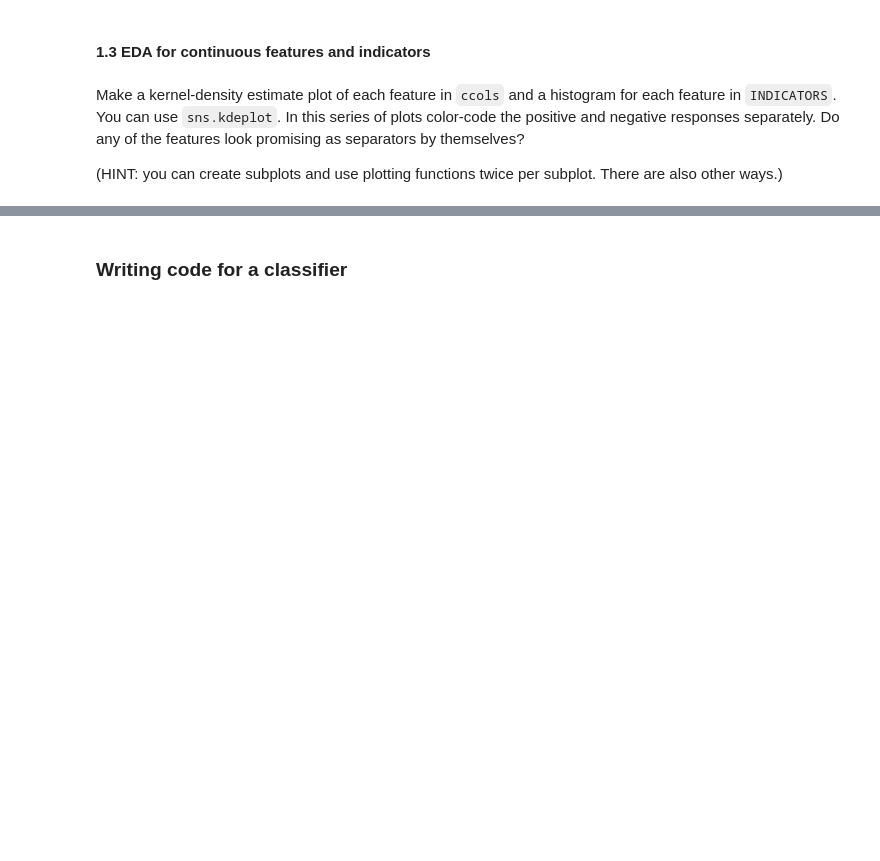
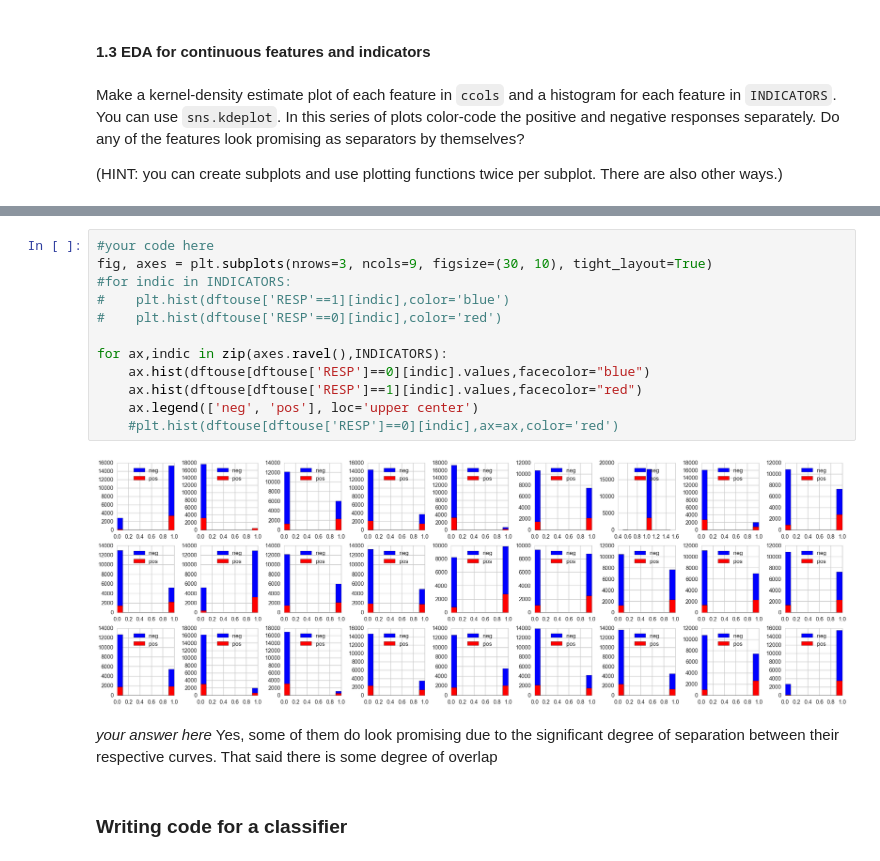
Before and after one commit to ciyer64/cs109-hw, a Jupyter notebook: hw3.ipynb, the cells around one changed output, grey strips where cells are left out. Cells and saved outputs as stored; diff of their text form; blank space fills up the shorter version.

```diff
--- a/hw3.ipynb
+++ b/hw3.ipynb
@@ -363,3 +365,20 @@ fig, axes = plt.subplot()
+# %%
+#your code here
+fig, axes = plt.subplots(nrows=3, ncols=9, figsize=(30, 10), tight_layout=True)
+#for indic in INDICATORS:
+#    plt.hist(dftouse['RESP'==1][indic],color='blue')
+#    plt.hist(dftouse['RESP'==0][indic],color='red')
+
+for ax,indic in zip(axes.ravel(),INDICATORS):
+    ax.hist(dftouse[dftouse['RESP']==0][indic].values,facecolor="blue")
+    ax.hist(dftouse[dftouse['RESP']==1][indic].values,facecolor="red")
+    ax.legend(['neg', 'pos'], loc='upper center')
+    #plt.hist(dftouse[dftouse['RESP']==0][indic],ax=ax,color='red')
+# %% [output]
+[figure, added]
+# %% [markdown]
+*your answer here*
+Yes, some of them do look promising due to the significant degree of separation between their respective curves.  That said there is some degree of overlap
 # %% [markdown]
 ### Writing code for a classifier
 # %% [markdown]
```
Also changed, not shown: parts of 76 cells of this notebook.
